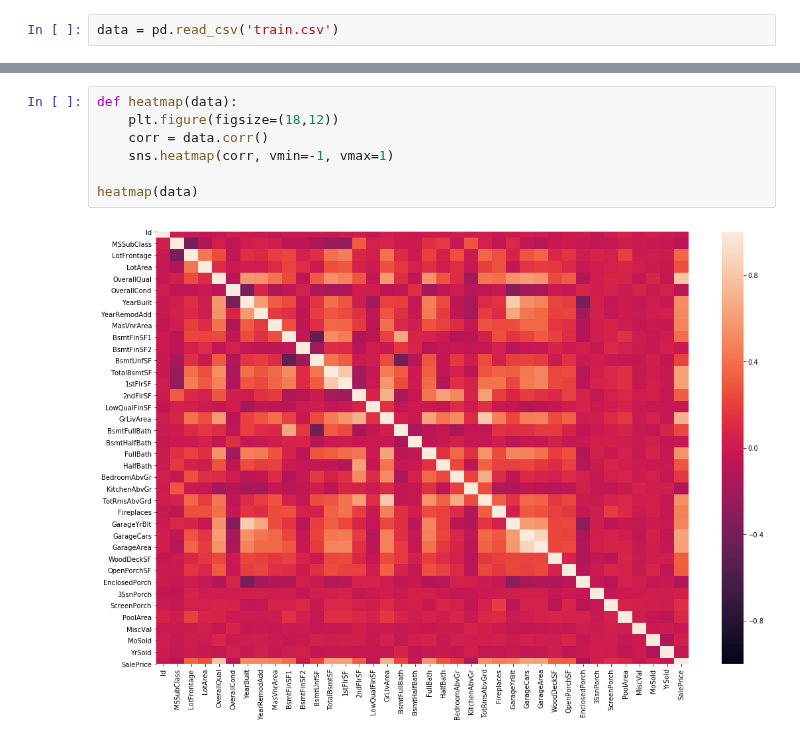
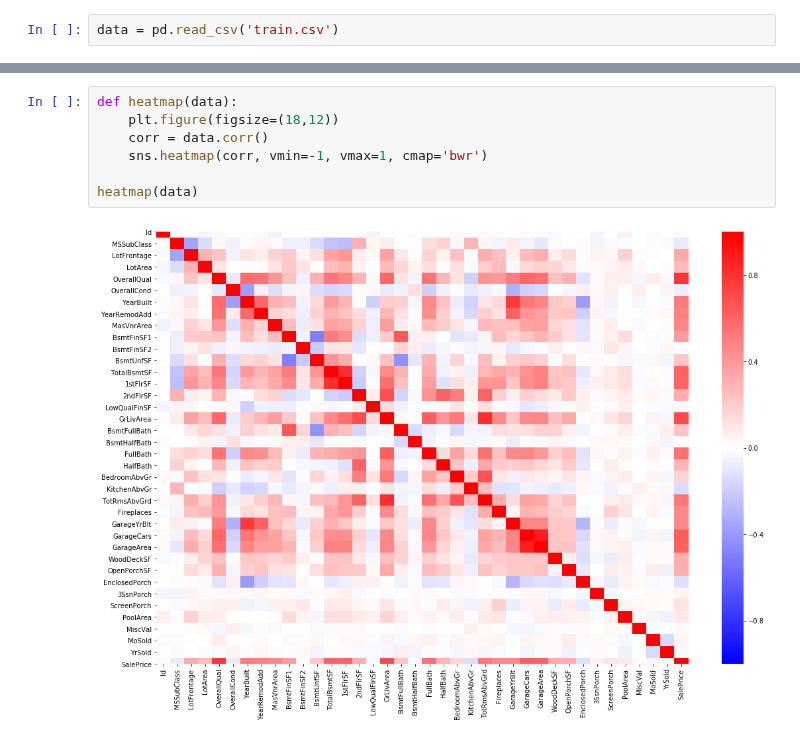
Before and after one commit to samialisayed/MachineLearning-Final-Project, a Jupyter notebook: notebook_tova.ipynb, the cells around one changed output, grey strips where cells are left out. Saved outputs shown, nothing was run; the diff lists cells and outputs as text.

```diff
--- a/notebook_tova.ipynb
+++ b/notebook_tova.ipynb
@@ -51,9 +24,9 @@ hist_data_columns(data)
 # %%
 def heatmap(data):
     plt.figure(figsize=(18,12))
     corr = data.corr()
-    sns.heatmap(corr, vmin=-1, vmax=1)
+    sns.heatmap(corr, vmin=-1, vmax=1, cmap='bwr')
 
 heatmap(data)
 # %% [output]
-[figure, old version]
+[figure, new version]
```
Also changed, not shown: parts of 8 cells of this notebook, 1 other file.
